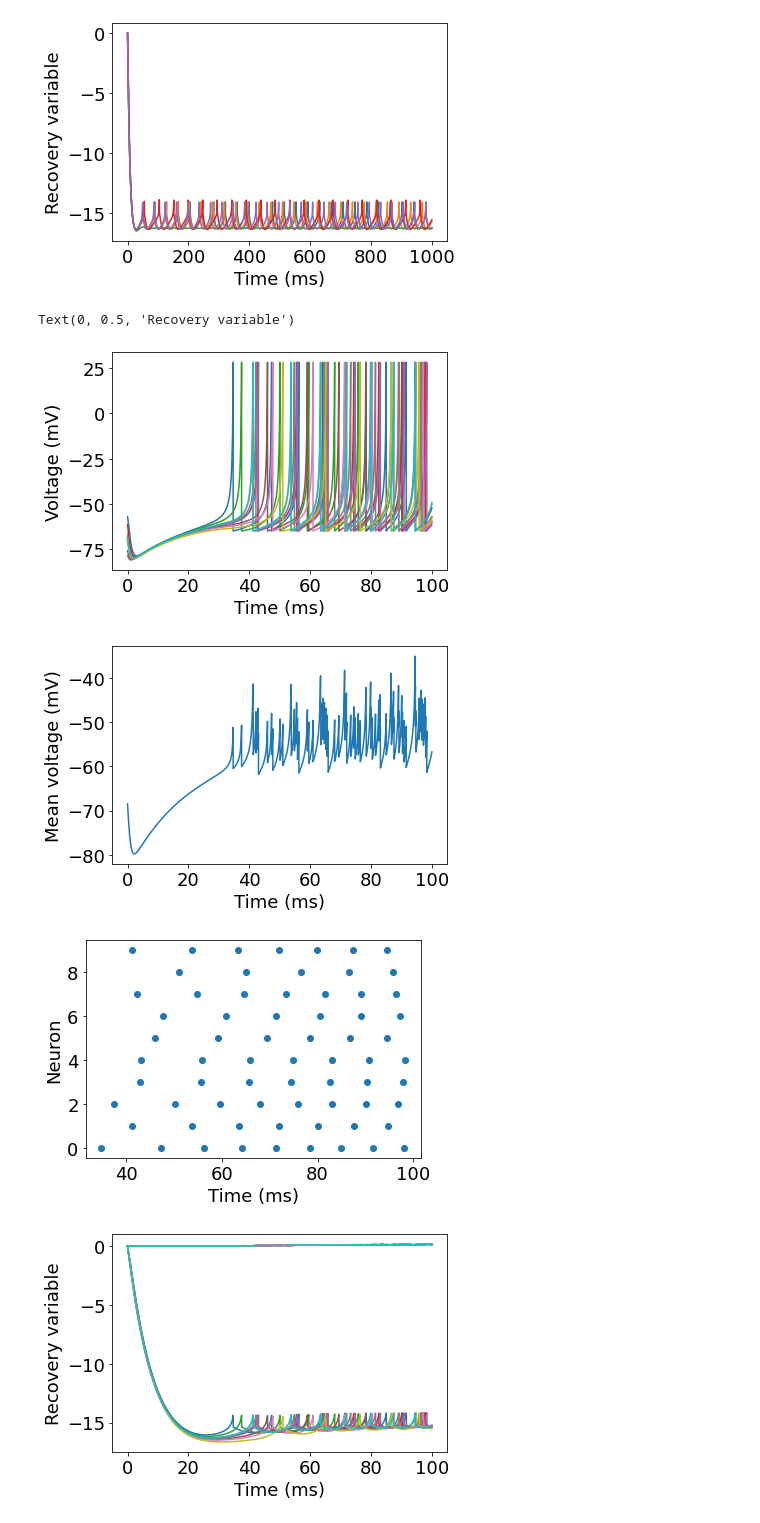
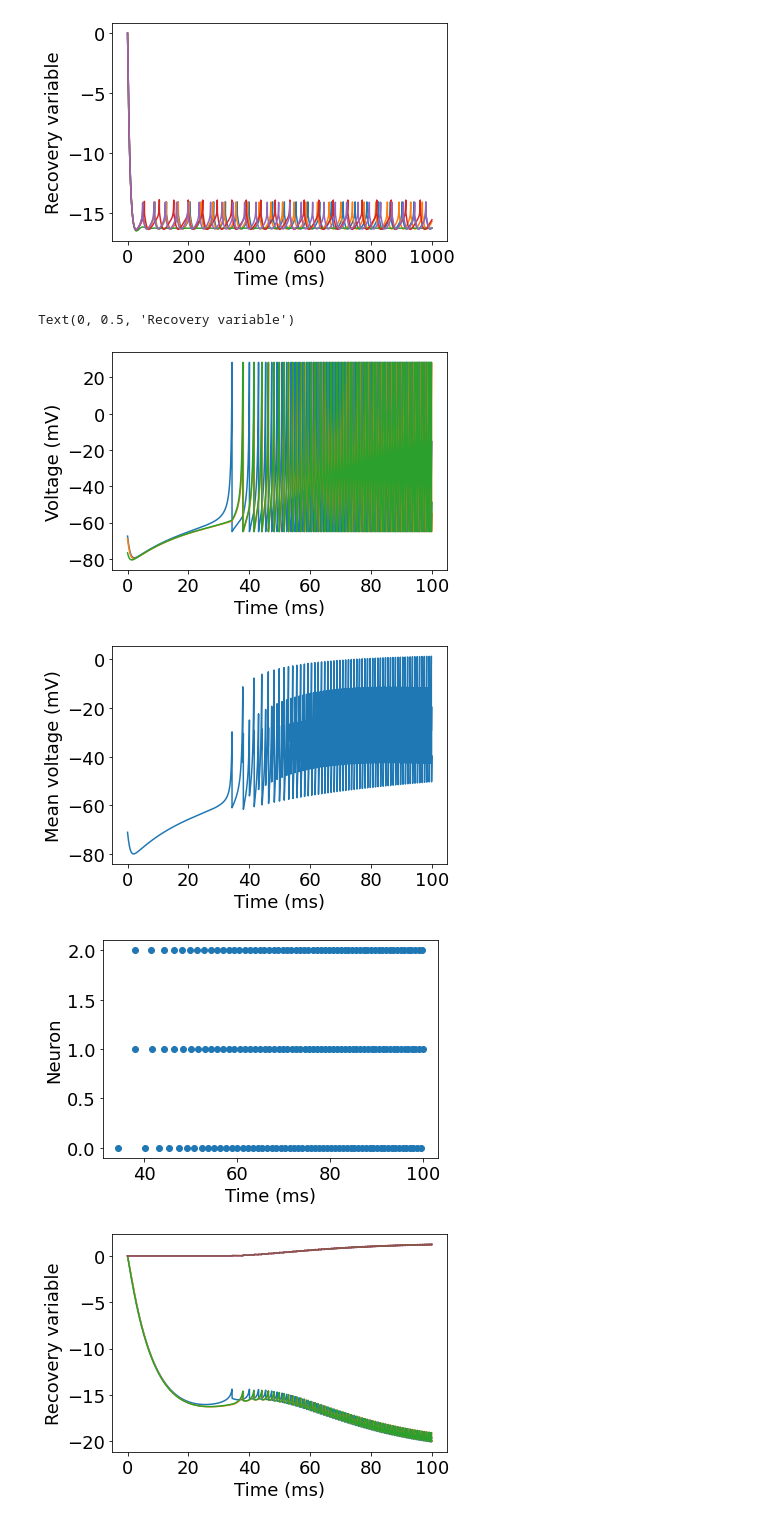
Before and after one commit to davidkelly2002/Final-Year-Project, a Jupyter notebook: Basic Neuron Model.ipynb, the cells around one changed output. Saved outputs shown, nothing was run; the diff lists cells and outputs as text; code cells hidden in the pictures.

```diff
--- a/Basic Neuron Model.ipynb
+++ b/Basic Neuron Model.ipynb
@@ -139,7 +139,7 @@ import random
 
 np.random.seed(101)
 
-N = 10
+N = 3
 T = 100
 M = 50000
 dt = 0.005
@@ -153,7 +153,7 @@ d = -1
 v_reset = c
 v_thresh = 30
 
-kappa = 0.25
+kappa = 1
 vsyn = 0
 tauS = 10
 
@@ -236,37 +236,37 @@ font = {'family': 'Times', 'weight': 'normal', 'size': 18}
 plt.rc('font', **font)
 
 
 plt.figure()
 plt.plot(t_all, y_all[:N, :].T)
 plt.xlabel('Time (ms)')
 plt.ylabel('Voltage (mV)')
 
 
 
 plt.figure()
 plt.plot(t_all, y_all[:N, :].mean(axis=0))
 plt.xlabel('Time (ms)')
 plt.ylabel('Mean voltage (mV)')
 
 
 
 spike_times = spike_times[:spikeCounter, :]
 plt.figure()
 plt.scatter(spike_times[:, 0], spike_times[:, 1])
 plt.xlabel('Time (ms)')
 plt.ylabel('Neuron')
 
 
 plt.figure()
 plt.plot(t_all, y_all[N:, :].T)
 plt.xlabel('Time (ms)')
 plt.ylabel('Recovery variable')
 # %% [output]
 Text(0, 0.5, 'Recovery variable')
-[figure, old version]
+[figure, new version]
-[figure, old version]
+[figure, new version]
-[figure, old version]
+[figure, new version]
-[figure, old version]
+[figure, new version]
 # %%
 # Sparsely connected networks - g is only non-zero for x amount of randomly chosen neurons
 # 1st Order Synaptic Term
```
Also changed, not shown: parts of 5 cells of this notebook.
